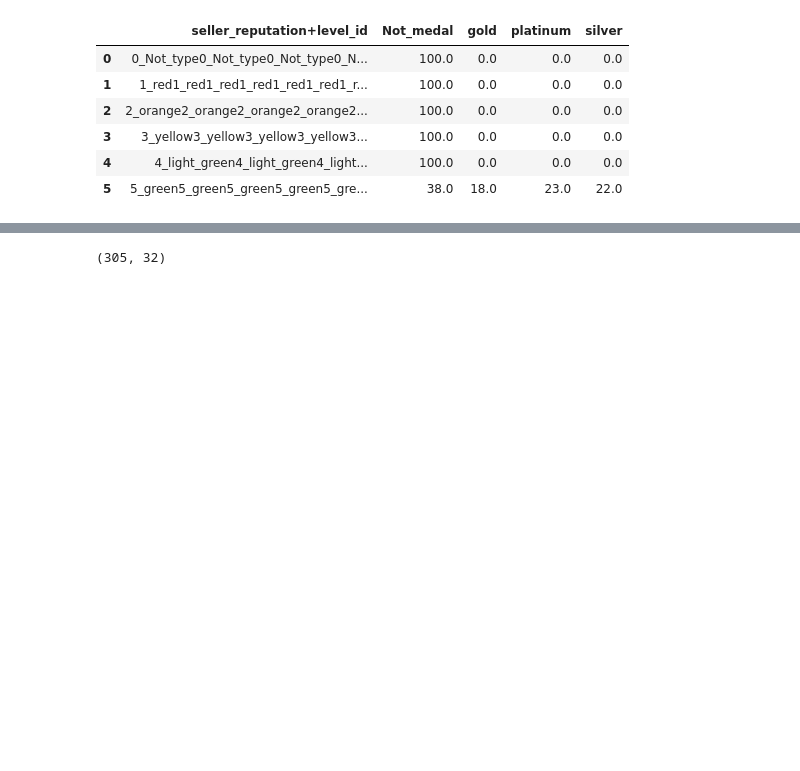
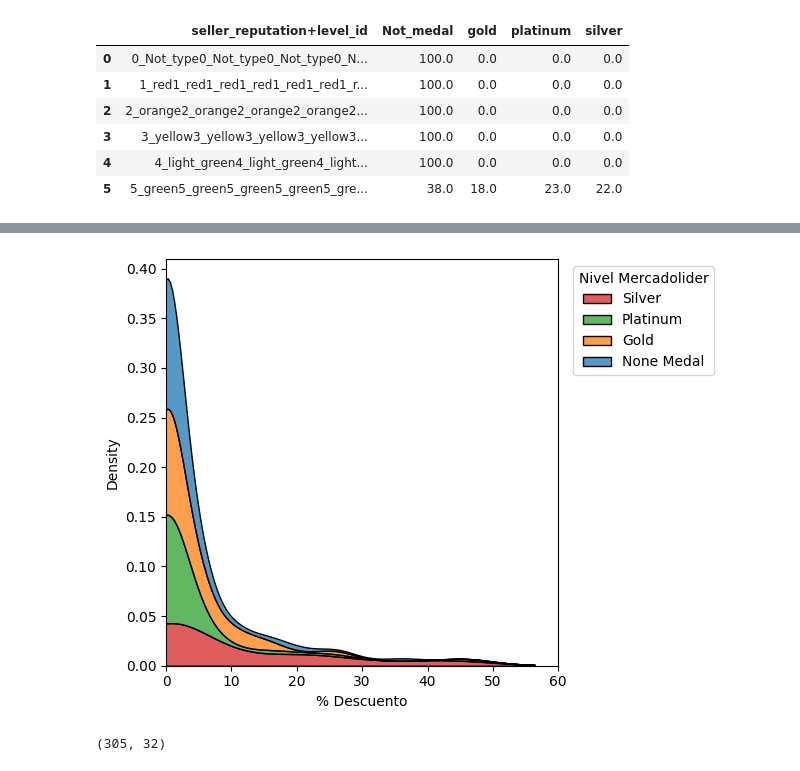
Before and after one commit to ccparra/MELI, a Jupyter notebook: MELI.ipynb, the cells around one changed output, grey strips where cells are left out. Cells and saved outputs as stored; diff of their text form; code cells hidden in the pictures; blank space fills up the shorter version.

```diff
--- a/MELI.ipynb
+++ b/MELI.ipynb
@@ -167,3 +206,12 @@ dh.summarise_categoric_variable(df_sellers_raw,'seller_reputation+power_seller_s
+# %%
+ax=sns.kdeplot(data=df_sellers_raw,x='q90_discount',hue='seller_reputation+power_seller_status',multiple='stack',common_norm=False)
+ax.set_xlim(0,60)
+plt.xlabel('% Descuento')
+ax.legend(['Silver','Platinum','Gold','None Medal'],title='Nivel Mercadolider', bbox_to_anchor=(1.02, 1), loc='upper left')
+plt.tight_layout()
+plt.show()
+# %% [output]
+[figure, added]
 # %%
 df_sellers=dh.transform_df_items(df_items=df_items)
 print(df_sellers.shape)
```
Also changed, not shown: parts of 9 cells of this notebook.
